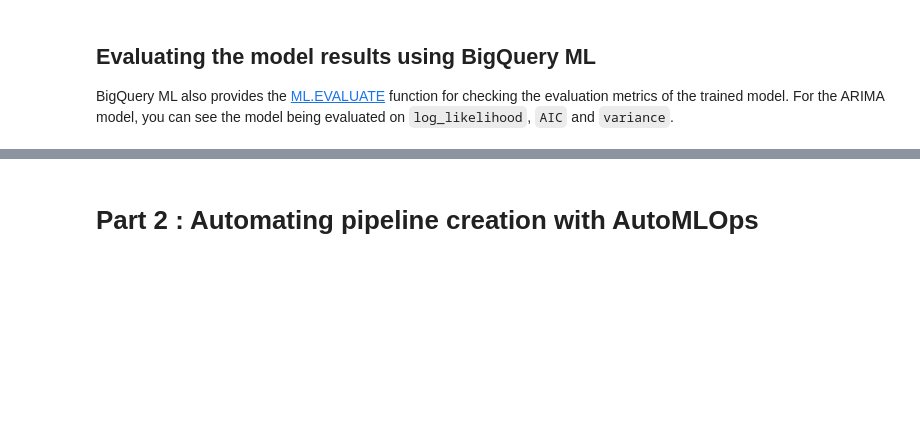
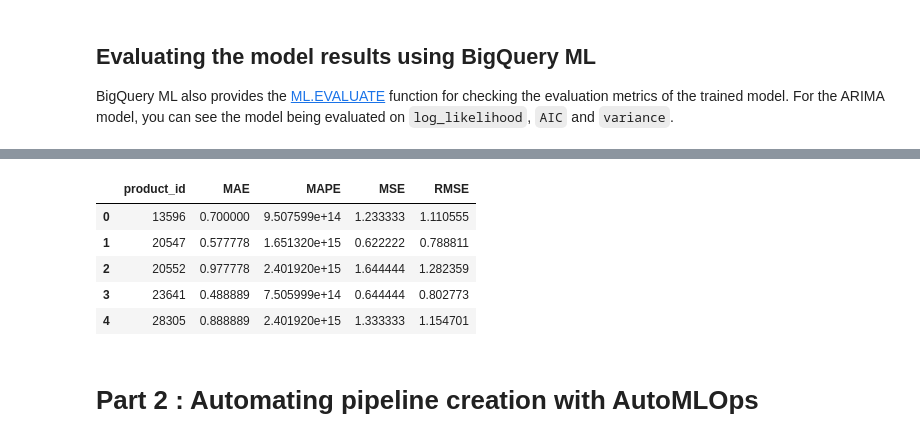
Before and after one commit to GoogleCloudPlatform/automlops, a Jupyter notebook: examples/training/03_bqml_forecasting-retail-demand.ipynb, the cells around one changed output, grey strips where cells are left out. Drawn from its saved outputs; the diff is of its cells as text; code cells hidden in the pictures; blank space fills up the shorter version.

```diff
--- a/examples/training/03_bqml_forecasting-retail-demand.ipynb
+++ b/examples/training/03_bqml_forecasting-retail-demand.ipynb
@@ -1115,3 +1124,46 @@ query_job.to_dataframe()
+# %%
+df_actual_90d.sort_values(by=['product_id', 'date'], inplace=True)
+df_actual_90d.reset_index(drop=True, inplace=True)
+dfforecast.sort_values(by=['product_id', 'forecast_timestamp'], inplace=True)
+dfforecast.reset_index(drop=True, inplace=True)
+# %%
+errors = {'product_id': [], 'MAE': [], 'MAPE': [], 'MSE': [], 'RMSE': []}
+for i in product_id_list:
+    mae = mean_absolute_error(
+        df_actual_90d[df_actual_90d['product_id'] == i]['sales_count'],
+        dfforecast[dfforecast['product_id'] == i]['forecast_value_rnd'],
+    )
+    mape = mean_absolute_percentage_error(
+        df_actual_90d[df_actual_90d['product_id'] == i]['sales_count'],
+        dfforecast[dfforecast['product_id'] == i]['forecast_value_rnd'],
+    )
+
+    mse = mean_squared_error(
+        df_actual_90d[df_actual_90d['product_id'] == i]['sales_count'],
+        dfforecast[dfforecast['product_id'] == i]['forecast_value_rnd'],
+        squared=True,
+    )
+
+    rmse = mean_squared_error(
+        df_actual_90d[df_actual_90d['product_id'] == i]['sales_count'],
+        dfforecast[dfforecast['product_id'] == i]['forecast_value_rnd'],
+        squared=False,
+    )
+
+    errors['product_id'].append(i)
+    errors['MAE'].append(mae)
+    errors['MAPE'].append(mape)
+    errors['MSE'].append(mse)
+    errors['RMSE'].append(rmse)
+errors = pd.DataFrame(errors)
+errors
+# %% [output]
+|  | product_id | MAE | MAPE | MSE | RMSE |
+| 0 | 13596 | 0.700000 | 9.507599e+14 | 1.233333 | 1.110555 |
+| 1 | 20547 | 0.577778 | 1.651320e+15 | 0.622222 | 0.788811 |
+| 2 | 20552 | 0.977778 | 2.401920e+15 | 1.644444 | 1.282359 |
+| 3 | 23641 | 0.488889 | 7.505999e+14 | 0.644444 | 0.802773 |
+| 4 | 28305 | 0.888889 | 2.401920e+15 | 1.333333 | 1.154701 |
 # %% [markdown]
 # Part 2 : Automating pipeline creation with AutoMLOps<a id='automlops'></a>
 # %% [markdown]
```
Also changed, not shown: parts of 29 cells of this notebook.
